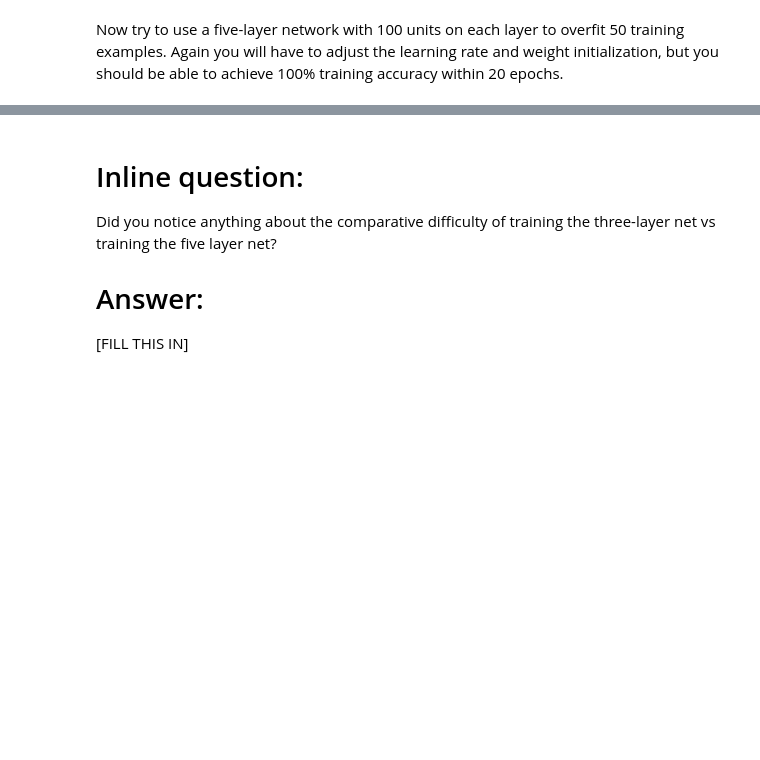
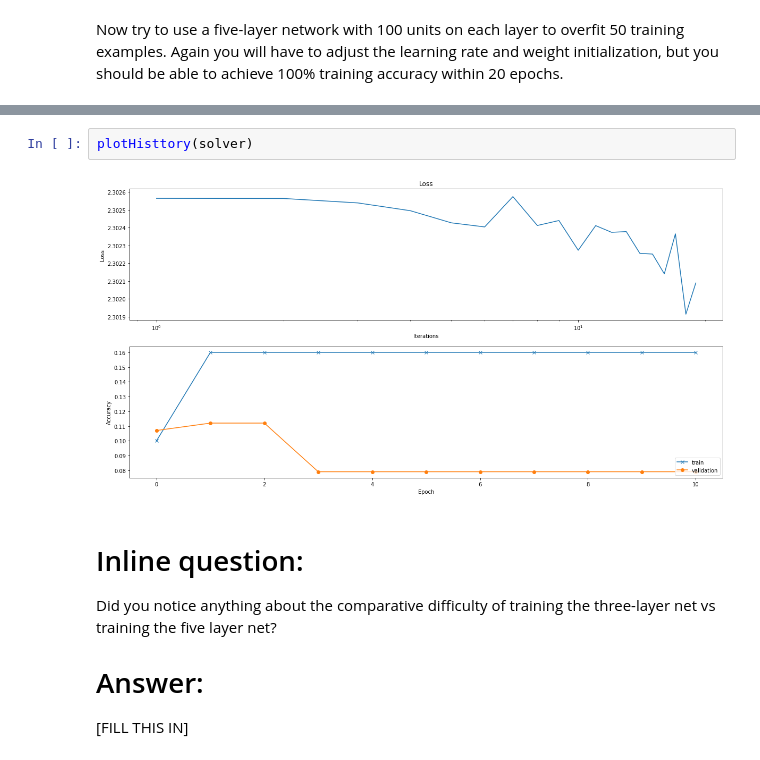
Before and after one commit to PhySci/cs231, a Jupyter notebook: assignment2/FullyConnectedNets.ipynb, the cells around one changed output, grey strips where cells are left out. Cells and saved outputs as stored; diff of their text form; blank space fills up the shorter version.

```diff
--- a/assignment2/FullyConnectedNets.ipynb
+++ b/assignment2/FullyConnectedNets.ipynb
@@ -514,3 +572,7 @@ plt.show()
+# %%
+plotHisttory(solver)
+# %% [output]
+[figure, added]
 # %% [markdown]
 # Inline question:
 Did you notice anything about the comparative difficulty of training the three-layer net vs training the five layer net?
```
Also changed, not shown: parts of 21 cells of this notebook, 6 other files.
